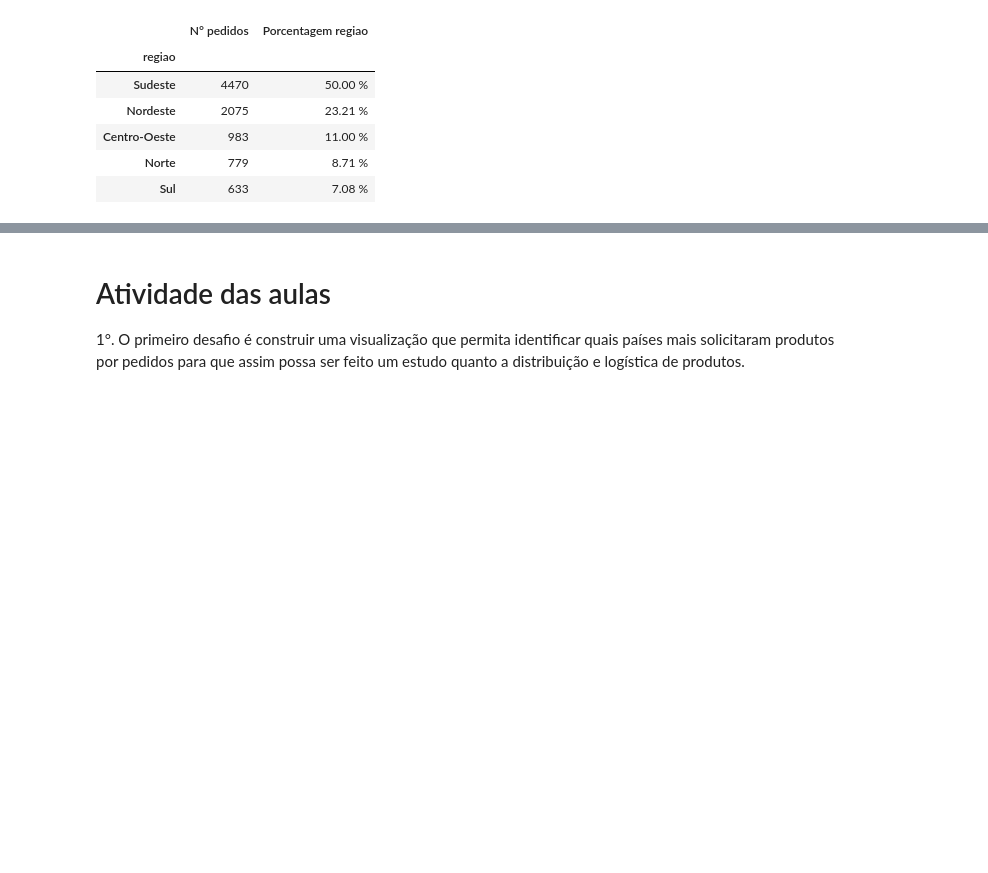
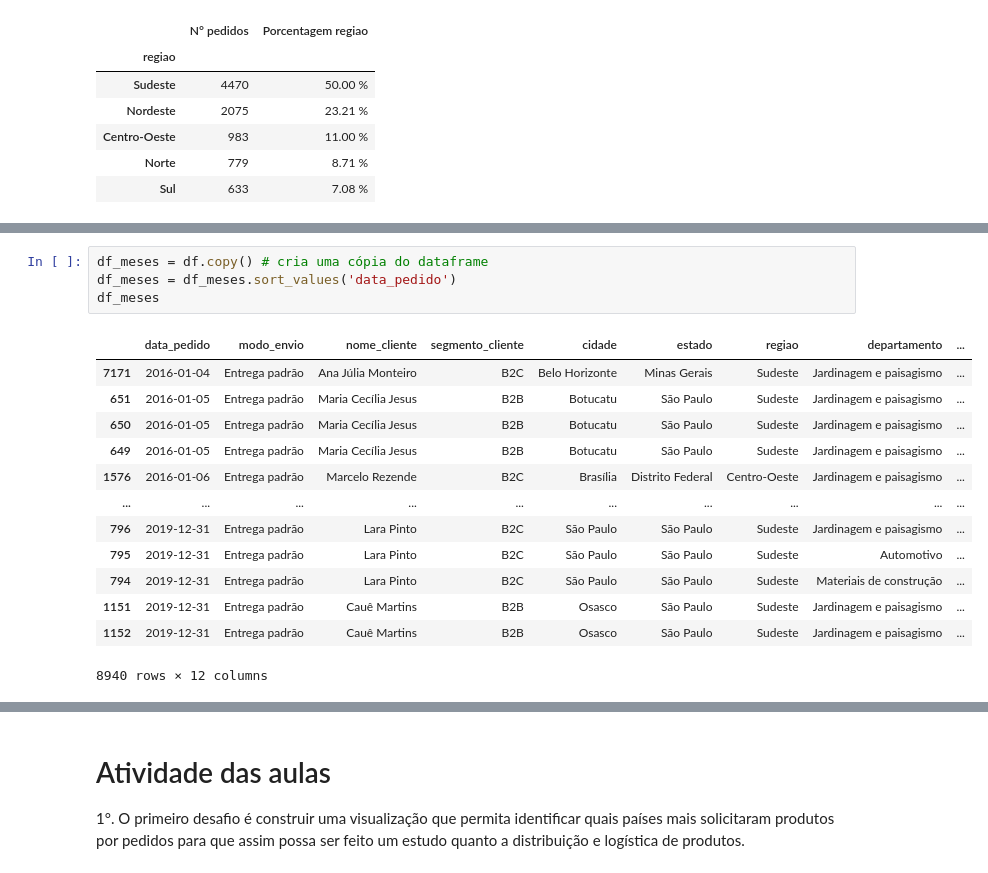
Before and after one commit to EmilyCarla/ONE_DataScience, a Jupyter notebook: EstilizaçãoDeTabelas.ipynb, the cells around one changed output, grey strips where cells are left out. Drawn from its saved outputs; the diff is of its cells as text; blank space fills up the shorter version.

```diff
--- a/EstilizaçãoDeTabelas.ipynb
+++ b/EstilizaçãoDeTabelas.ipynb
@@ -341,0 +345,18 @@ estilo_regiao.format({'Porcentagem regiao' : '{:.2f} %'})\
+# %%
+df_meses = df.copy() # cria uma cópia do dataframe
+df_meses = df_meses.sort_values('data_pedido')
+df_meses
+# %% [output]
+|  | data_pedido | modo_envio | nome_cliente | segmento_cliente | cidade | estado | regiao | departamento | ... |
+| 7171 | 2016-01-04 | Entrega padrão | Ana Júlia Monteiro | B2C | Belo Horizonte | Minas Gerais | Sudeste | Jardinagem e paisagismo | ... |
+| 651 | 2016-01-05 | Entrega padrão | Maria Cecília Jesus | B2B | Botucatu | São Paulo | Sudeste | Jardinagem e paisagismo | ... |
+| 650 | 2016-01-05 | Entrega padrão | Maria Cecília Jesus | B2B | Botucatu | São Paulo | Sudeste | Jardinagem e paisagismo | ... |
+| 649 | 2016-01-05 | Entrega padrão | Maria Cecília Jesus | B2B | Botucatu | São Paulo | Sudeste | Jardinagem e paisagismo | ... |
+| 1576 | 2016-01-06 | Entrega padrão | Marcelo Rezende | B2C | Brasília | Distrito Federal | Centro-Oeste | Jardinagem e paisagismo | ... |
+| ... | ... | ... | ... | ... | ... | ... | ... | ... | ... |
+| 796 | 2019-12-31 | Entrega padrão | Lara Pinto | B2C | São Paulo | São Paulo | Sudeste | Jardinagem e paisagismo | ... |
+| 795 | 2019-12-31 | Entrega padrão | Lara Pinto | B2C | São Paulo | São Paulo | Sudeste | Automotivo | ... |
+| 794 | 2019-12-31 | Entrega padrão | Lara Pinto | B2C | São Paulo | São Paulo | Sudeste | Materiais de construção | ... |
+| 1151 | 2019-12-31 | Entrega padrão | Cauê Martins | B2B | Osasco | São Paulo | Sudeste | Jardinagem e paisagismo | ... |
+| 1152 | 2019-12-31 | Entrega padrão | Cauê Martins | B2B | Osasco | São Paulo | Sudeste | Jardinagem e paisagismo | ... |
+8940 rows × 12 columns
```
Also changed, not shown: parts of 6 cells of this notebook.
